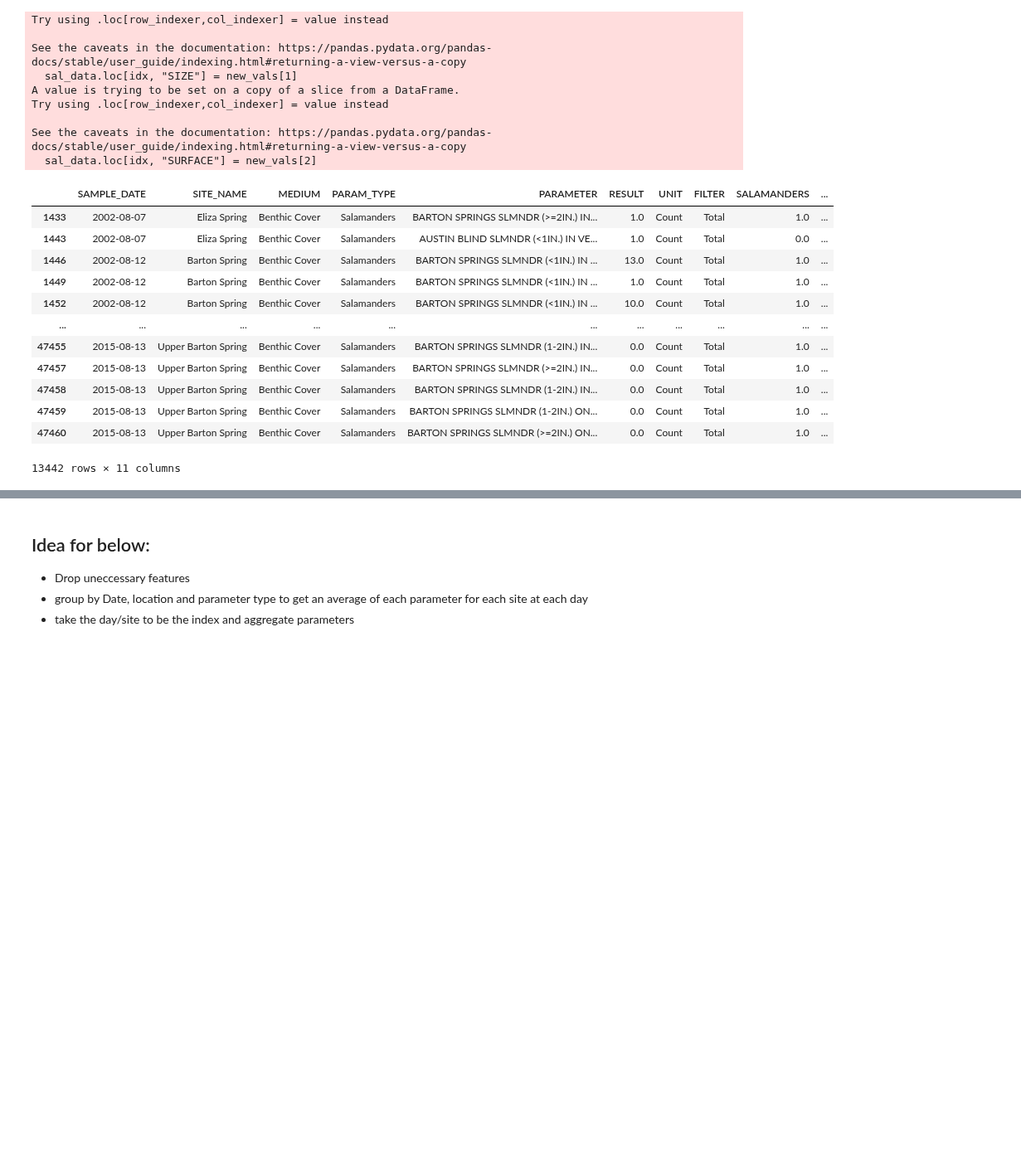
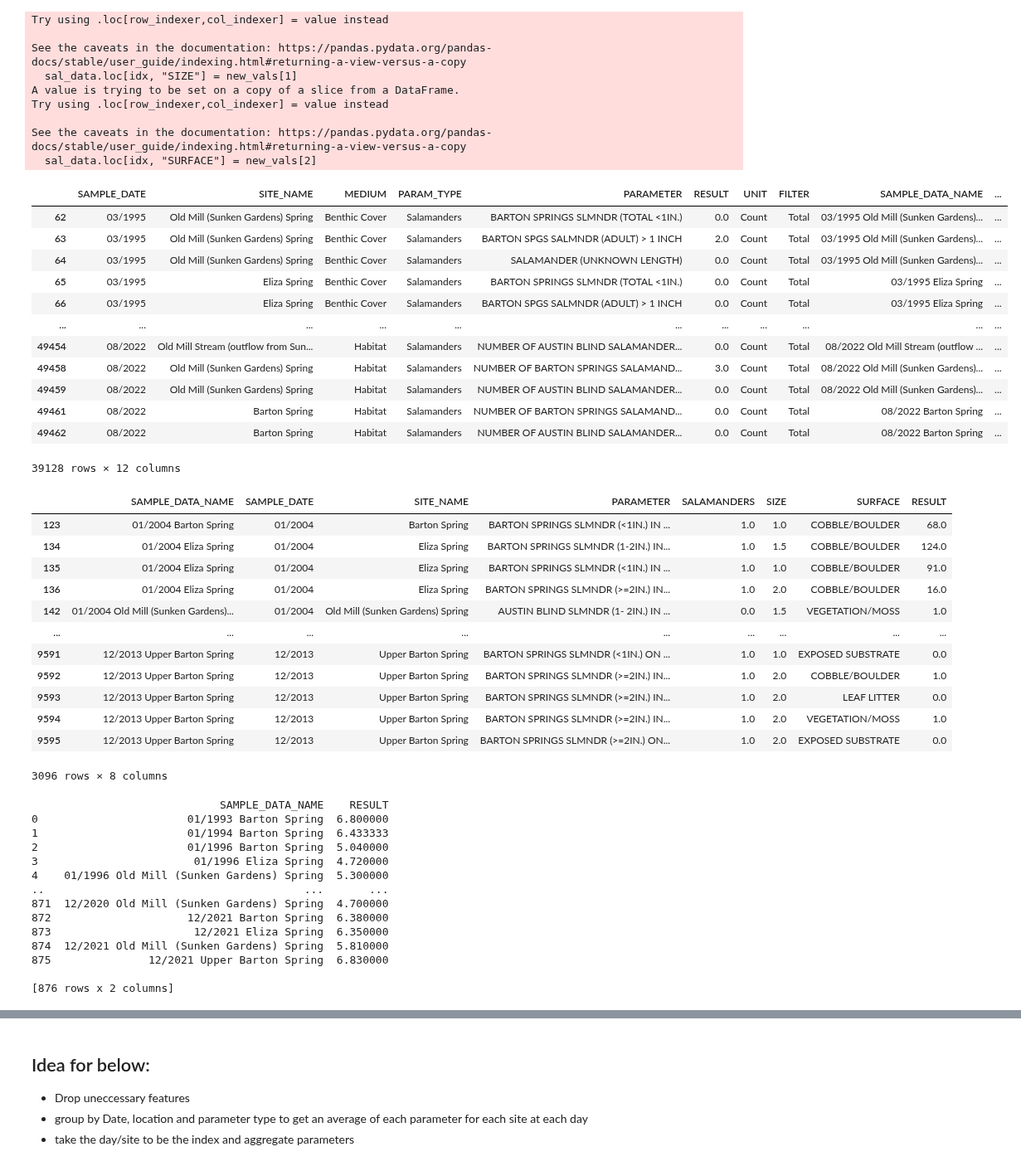
Before and after one commit to benjamin010095/BartonSpringsSalamanders, a Jupyter notebook: Barton Springs Salamanders.ipynb, the cells around one changed output, grey strips where cells are left out. Shown at 83% size. Cells and saved outputs as stored; diff of their text form; code cells hidden in the pictures; blank space fills up the shorter version.

```diff
--- a/Barton Springs Salamanders.ipynb
+++ b/Barton Springs Salamanders.ipynb
@@ -239,7 +198,7 @@ def param_parser(row):
 
     if size_idx_1 == -1 and size_idx_2 == -1:
         #print("hit here")
-        return [0, 0, 0]
+        return [0, 0, ""]
 
     surface_idx = -1
 
@@ -253,7 +212,7 @@ def param_parser(row):
 
     if (surface_idx == -1):
         #print("hit here 2")
-        return [0,0,0]
+        return [0,0,""]
 
 
     if row[0:1] == 'A':
@@ -264,12 +223,18 @@ def param_parser(row):
 
     return list(new_cols.values())
 
+data = rawData.copy()
+data.drop(columns= ["LON_DD_WGS84","LAT_DD_WGS84","DATA_REF_NO","PROJECT", "QC_FLAG", "QC_TYPE", "SITE_TYPE", "SAMPLE_ID", "WATERSHED", "SAMPLE_SITE_NO", "QUALIFIER", "SAMPLE_REF_NO", "METHOD", "TIME_NULL" ], inplace=True)
+
+data["SAMPLE_DATE"] = data["SAMPLE_DATE"].map(lambda x: x.split(" ")[0])
+data["SAMPLE_DATE"] = data["SAMPLE_DATE"].map(lambda x: x.split("/")[0] + "/" + x.split("/")[2])
+data["SAMPLE_DATA_NAME"] = data.SAMPLE_DATE + " " + data.SITE_NAME
 
 sal_data = data.loc[data["PARAM_TYPE"] == "Salamanders"]
 sal_data.head()
 #sal_data[["SALAMANDER", "SIZE", "SURFACE"]] = sal_data["PARAM_TYPE"].apply(param_parser)
 
-parsed_list = []
+# parsed_list = []
 for idx , row in sal_data.iterrows():
     #print(row)
     #print(type(row["PARAMETER"]))
@@ -282,7 +247,7 @@ for idx , row in sal_data.iterrows():
 
 #we have [ val1, val2, val3]
 #want to add each value in new column in sal_data frame
-sal_df = pd.DataFrame(parsed_list, columns= ['SALAMANDERS', 'SIZE', 'SURFACE'])
+# sal_df = pd.DataFrame(parsed_list, columns= ['SALAMANDERS', 'SIZE', 'SURFACE'])
 
 #data[["SALAMANDER", "SIZE", "SURFACE"]] = sal_data["PARAMETER"].apply(param_parser)
 # %% [output]
@@ -302,18 +267,58 @@ Try using .loc[row_indexer,col_indexer] = value instead
 See the caveats in the documentation: https://pandas.pydata.org/pandas-docs/stable/user_guide/indexing.html#returning-a-view-versus-a-copy
   sal_data.loc[idx, "SURFACE"] = new_vals[2]
 # %%
-display(sal_data[sal_data["SURFACE"] != 0].dropna())
+display(sal_data)
+grouped_sal = sal_data.copy()
+grouped_sal.drop(["MEDIUM", "UNIT", "FILTER"], axis=1, inplace=True)
+grouped_sal = grouped_sal.groupby(["SAMPLE_DATA_NAME", "SAMPLE_DATE", "SITE_NAME", "PARAMETER", "SALAMANDERS", "SIZE", "SURFACE"], as_index=False)
+summed_group = grouped_sal.sum()
+summed_group = summed_group[summed_group["SURFACE"] != ""].dropna()
+display(summed_group)
+
+o2 = data[data["PARAM_TYPE"] == "Oxygen"]
+o2 = o2[o2["UNIT"] != "(%) Percent"]
+o2 = o2.groupby(["SAMPLE_DATA_NAME"], as_index=False)
+print(o2.mean())
+for index, row in o2.mean().iterrows():
+    summed_group.loc[summed_group["SAMPLE_DATA_NAME"] == row["SAMPLE_DATA_NAME"], "DISSOLVED_OXYGEN"] = row["RESULT"]
 # %% [output]
-|  | SAMPLE_DATE | SITE_NAME | MEDIUM | PARAM_TYPE | PARAMETER | RESULT | UNIT | FILTER | SALAMANDERS | ... |
-| 1433 | 2002-08-07 | Eliza Spring | Benthic Cover | Salamanders | BARTON SPRINGS SLMNDR (>=2IN.) IN... | 1.0 | Count | Total | 1.0 | ... |
-| 1443 | 2002-08-07 | Eliza Spring | Benthic Cover | Salamanders | AUSTIN BLIND SLMNDR (<1IN.) IN VE... | 1.0 | Count | Total | 0.0 | ... |
-| 1446 | 2002-08-12 | Barton Spring | Benthic Cover | Salamanders | BARTON SPRINGS SLMNDR (<1IN.) IN ... | 13.0 | Count | Total | 1.0 | ... |
-| 1449 | 2002-08-12 | Barton Spring | Benthic Cover | Salamanders | BARTON SPRINGS SLMNDR (<1IN.) IN ... | 1.0 | Count | Total | 1.0 | ... |
-| 1452 | 2002-08-12 | Barton Spring | Benthic Cover | Salamanders | BARTON SPRINGS SLMNDR (<1IN.) IN ... | 10.0 | Count | Total | 1.0 | ... |
+|  | SAMPLE_DATE | SITE_NAME | MEDIUM | PARAM_TYPE | PARAMETER | RESULT | UNIT | FILTER | SAMPLE_DATA_NAME | ... |
+| 62 | 03/1995 | Old Mill (Sunken Gardens) Spring | Benthic Cover | Salamanders | BARTON SPRINGS SLMNDR (TOTAL <1IN.) | 0.0 | Count | Total | 03/1995 Old Mill (Sunken Gardens)... | ... |
+| 63 | 03/1995 | Old Mill (Sunken Gardens) Spring | Benthic Cover | Salamanders | BARTON SPGS SALMNDR (ADULT) > 1 INCH | 2.0 | Count | Total | 03/1995 Old Mill (Sunken Gardens)... | ... |
+| 64 | 03/1995 | Old Mill (Sunken Gardens) Spring | Benthic Cover | Salamanders | SALAMANDER (UNKNOWN LENGTH) | 0.0 | Count | Total | 03/1995 Old Mill (Sunken Gardens)... | ... |
+| 65 | 03/1995 | Eliza Spring | Benthic Cover | Salamanders | BARTON SPRINGS SLMNDR (TOTAL <1IN.) | 0.0 | Count | Total | 03/1995 Eliza Spring | ... |
+| 66 | 03/1995 | Eliza Spring | Benthic Cover | Salamanders | BARTON SPGS SALMNDR (ADULT) > 1 INCH | 0.0 | Count | Total | 03/1995 Eliza Spring | ... |
 | ... | ... | ... | ... | ... | ... | ... | ... | ... | ... | ... |
-| 47455 | 2015-08-13 | Upper Barton Spring | Benthic Cover | Salamanders | BARTON SPRINGS SLMNDR (1-2IN.) IN... | 0.0 | Count | Total | 1.0 | ... |
-| 47457 | 2015-08-13 | Upper Barton Spring | Benthic Cover | Salamanders | BARTON SPRINGS SLMNDR (>=2IN.) IN... | 0.0 | Count | Total | 1.0 | ... |
-| 47458 | 2015-08-13 | Upper Barton Spring | Benthic Cover | Salamanders | BARTON SPRINGS SLMNDR (1-2IN.) IN... | 0.0 | Count | Total | 1.0 | ... |
-| 47459 | 2015-08-13 | Upper Barton Spring | Benthic Cover | Salamanders | BARTON SPRINGS SLMNDR (1-2IN.) ON... | 0.0 | Count | Total | 1.0 | ... |
-| 47460 | 2015-08-13 | Upper Barton Spring | Benthic Cover | Salamanders | BARTON SPRINGS SLMNDR (>=2IN.) ON... | 0.0 | Count | Total | 1.0 | ... |
+| 49454 | 08/2022 | Old Mill Stream (outflow from Sun... | Habitat | Salamanders | NUMBER OF AUSTIN BLIND SALAMANDER... | 0.0 | Count | Total | 08/2022 Old Mill Stream (outflow ... | ... |
+| 49458 | 08/2022 | Old Mill (Sunken Gardens) Spring | Habitat | Salamanders | NUMBER OF BARTON SPRINGS SALAMAND... | 3.0 | Count | Total | 08/2022 Old Mill (Sunken Gardens)... | ... |
+| 49459 | 08/2022 | Old Mill (Sunken Gardens) Spring | Habitat | Salamanders | NUMBER OF AUSTIN BLIND SALAMANDER... | 0.0 | Count | Total | 08/2022 Old Mill (Sunken Gardens)... | ... |
+| 49461 | 08/2022 | Barton Spring | Habitat | Salamanders | NUMBER OF BARTON SPRINGS SALAMAND... | 0.0 | Count | Total | 08/2022 Barton Spring | ... |
+| 49462 | 08/2022 | Barton Spring | Habitat | Salamanders | NUMBER OF AUSTIN BLIND SALAMANDER... | 0.0 | Count | Total | 08/2022 Barton Spring | ... |
-13442 rows × 11 columns
+39128 rows × 12 columns
+|  | SAMPLE_DATA_NAME | SAMPLE_DATE | SITE_NAME | PARAMETER | SALAMANDERS | SIZE | SURFACE | RESULT |
+| 123 | 01/2004 Barton Spring | 01/2004 | Barton Spring | BARTON SPRINGS SLMNDR (<1IN.) IN ... | 1.0 | 1.0 | COBBLE/BOULDER | 68.0 |
+| 134 | 01/2004 Eliza Spring | 01/2004 | Eliza Spring | BARTON SPRINGS SLMNDR (1-2IN.) IN... | 1.0 | 1.5 | COBBLE/BOULDER | 124.0 |
+| 135 | 01/2004 Eliza Spring | 01/2004 | Eliza Spring | BARTON SPRINGS SLMNDR (<1IN.) IN ... | 1.0 | 1.0 | COBBLE/BOULDER | 91.0 |
+| 136 | 01/2004 Eliza Spring | 01/2004 | Eliza Spring | BARTON SPRINGS SLMNDR (>=2IN.) IN... | 1.0 | 2.0 | COBBLE/BOULDER | 16.0 |
+| 142 | 01/2004 Old Mill (Sunken Gardens)... | 01/2004 | Old Mill (Sunken Gardens) Spring | AUSTIN BLIND SLMNDR (1- 2IN.) IN ... | 0.0 | 1.5 | VEGETATION/MOSS | 1.0 |
+| ... | ... | ... | ... | ... | ... | ... | ... | ... |
+| 9591 | 12/2013 Upper Barton Spring | 12/2013 | Upper Barton Spring | BARTON SPRINGS SLMNDR (<1IN.) ON ... | 1.0 | 1.0 | EXPOSED SUBSTRATE | 0.0 |
+| 9592 | 12/2013 Upper Barton Spring | 12/2013 | Upper Barton Spring | BARTON SPRINGS SLMNDR (>=2IN.) IN... | 1.0 | 2.0 | COBBLE/BOULDER | 1.0 |
+| 9593 | 12/2013 Upper Barton Spring | 12/2013 | Upper Barton Spring | BARTON SPRINGS SLMNDR (>=2IN.) IN... | 1.0 | 2.0 | LEAF LITTER | 0.0 |
+| 9594 | 12/2013 Upper Barton Spring | 12/2013 | Upper Barton Spring | BARTON SPRINGS SLMNDR (>=2IN.) IN... | 1.0 | 2.0 | VEGETATION/MOSS | 1.0 |
+| 9595 | 12/2013 Upper Barton Spring | 12/2013 | Upper Barton Spring | BARTON SPRINGS SLMNDR (>=2IN.) ON... | 1.0 | 2.0 | EXPOSED SUBSTRATE | 0.0 |
+3096 rows × 8 columns
+                             SAMPLE_DATA_NAME    RESULT
+0                       01/1993 Barton Spring  6.800000
+1                       01/1994 Barton Spring  6.433333
+2                       01/1996 Barton Spring  5.040000
+3                        01/1996 Eliza Spring  4.720000
+4    01/1996 Old Mill (Sunken Gardens) Spring  5.300000
+..                                        ...       ...
+871  12/2020 Old Mill (Sunken Gardens) Spring  4.700000
+872                     12/2021 Barton Spring  6.380000
+873                      12/2021 Eliza Spring  6.350000
+874  12/2021 Old Mill (Sunken Gardens) Spring  5.810000
+875               12/2021 Upper Barton Spring  6.830000
+
+[876 rows x 2 columns]
```
Also changed, not shown: parts of 6 cells of this notebook.
